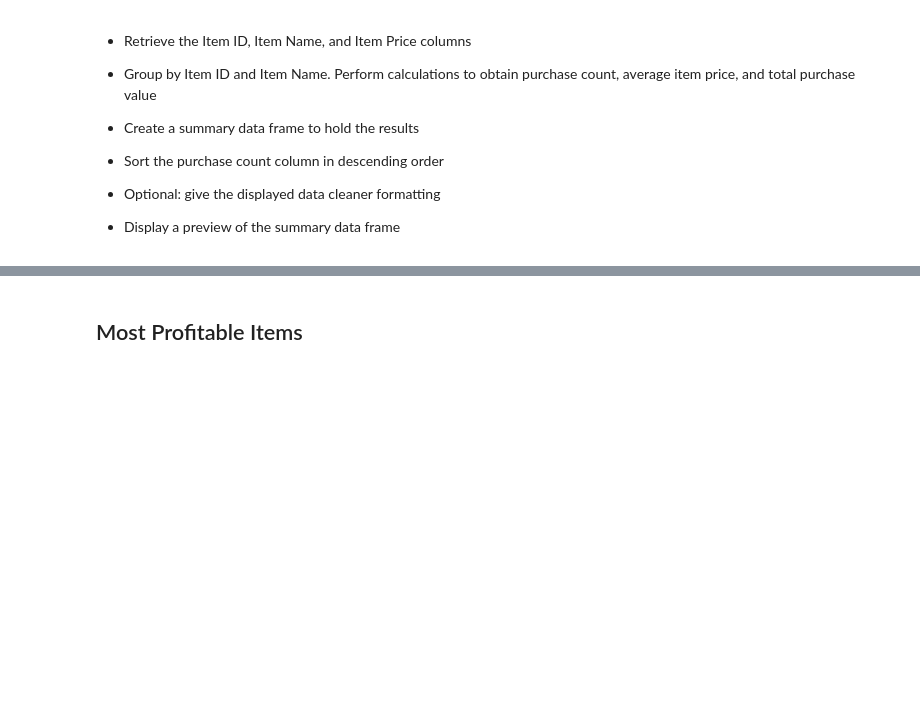
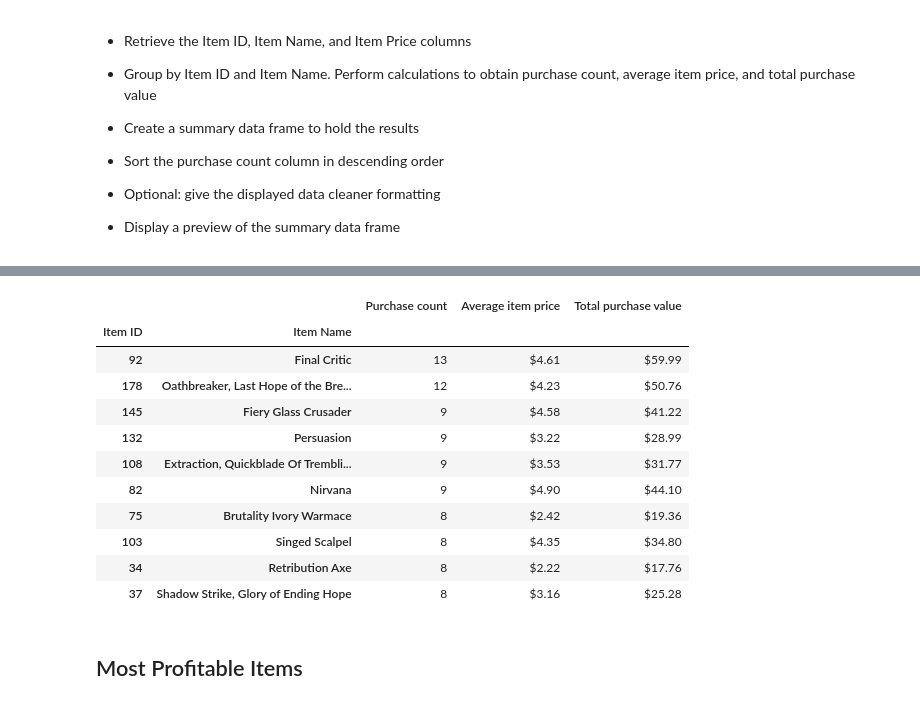
Before and after one commit to kioz-developer/pandas-challenge, a Jupyter notebook: HeroesOfPymoli_starter.ipynb, the cells around one changed output, grey strips where cells are left out. Drawn from its saved outputs; the diff is of its cells as text; code cells hidden in the pictures; blank space fills up the shorter version.

Commit message:
Retrieve Most Popular Items

```diff
--- a/HeroesOfPymoli_starter.ipynb
+++ b/HeroesOfPymoli_starter.ipynb
@@ -334,3 +322,44 @@ summary_top_merged_head["Total Purchase Value"] = summary_top_merged_head.apply(
+# %%
+# Step 1. Retrieve the Item ID, Item Name, and Item Price columns
+most_popular_items = summary_age_dem[["Item ID", "Item Name", "Price"]]
+
+# Step 2. Group by Item ID and Item Name.
+#         Perform calculations to obtain purchase count, average item price, and total purchase value
+mpi_groupby = most_popular_items.groupby(["Item ID", "Item Name"])
+
+mpi_purchase_count = mpi_groupby.count()["Price"]
+mpi_average_item_price = mpi_groupby.mean()["Price"]
+mpi_total_purchase_value = mpi_groupby.sum()["Price"]
+
+# Step 3. Create a summary data frame to hold the results
+mpi_summary = pd.DataFrame({
+    "Purchase count": mpi_purchase_count,
+    "Average item price": mpi_average_item_price,
+    "Total purchase value": mpi_total_purchase_value
+})
+
+# Step 4. Sort the purchase count column in descending order
+mpi_summary_sorted = mpi_summary.sort_values(["Purchase count"], ascending=False)
+
+# Step 5. Optional: give the displayed data cleaner formatting
+mpi_summary_sorted["Average item price"] = mpi_summary_sorted.apply(lambda x: "${:,.2f}".format(x["Average item price"]), axis=1)
+mpi_summary_sorted["Total purchase value"] = mpi_summary_sorted.apply(lambda x: "${:,.2f}".format(x["Total purchase value"]), axis=1)
+
+# Step 6. Display a preview of the summary data frame
+mpi_summary_sorted.head(10)
+# %% [output]
+|  |  | Purchase count | Average item price | Total purchase value |
+| Item ID | Item Name |  |  |  |
+| 92 | Final Critic | 13 | $4.61 | $59.99 |
+| 178 | Oathbreaker, Last Hope of the Bre... | 12 | $4.23 | $50.76 |
+| 145 | Fiery Glass Crusader | 9 | $4.58 | $41.22 |
+| 132 | Persuasion | 9 | $3.22 | $28.99 |
+| 108 | Extraction, Quickblade Of Trembli... | 9 | $3.53 | $31.77 |
+| 82 | Nirvana | 9 | $4.90 | $44.10 |
+| 75 | Brutality Ivory Warmace | 8 | $2.42 | $19.36 |
+| 103 | Singed Scalpel | 8 | $4.35 | $34.80 |
+| 34 | Retribution Axe | 8 | $2.22 | $17.76 |
+| 37 | Shadow Strike, Glory of Ending Hope | 8 | $3.16 | $25.28 |
 # %% [markdown]
 ## Most Profitable Items
 # %% [markdown]
```
Also changed, not shown: parts of 2 cells of this notebook.
